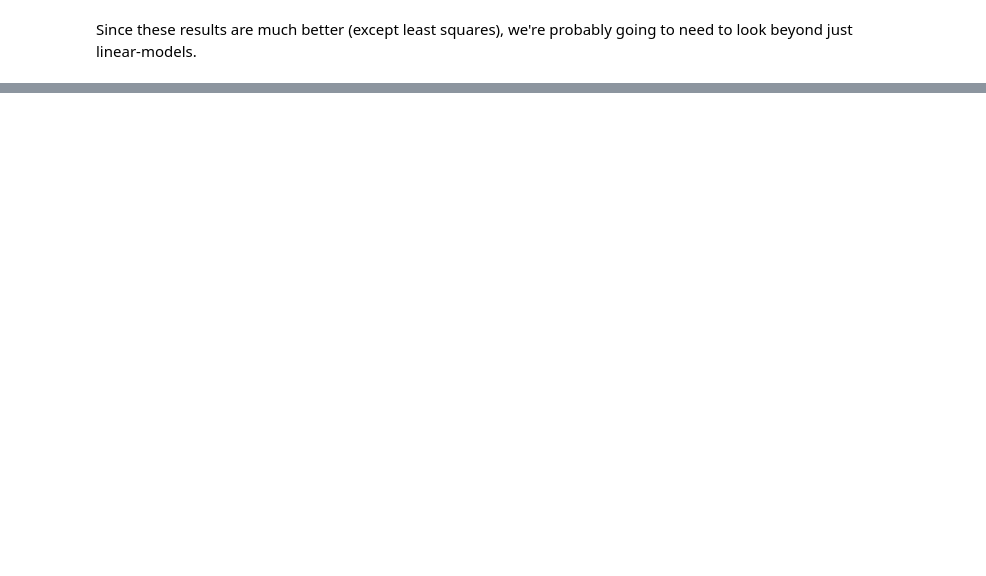
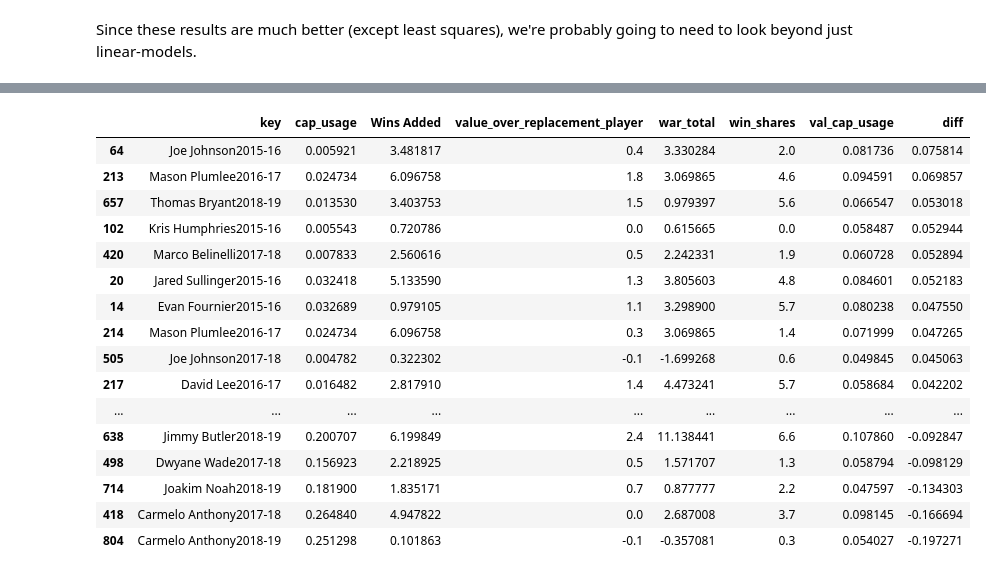
Before and after one commit to ZachLiu519/nba-model, a Jupyter notebook: spring21_models/baseline_model.ipynb, the cells around one changed output, grey strips where cells are left out. Cells and saved outputs as stored; diff of their text form; code cells hidden in the pictures; blank space fills up the shorter version.

Commit message:
sanity check

```diff
--- a/spring21_models/baseline_model.ipynb
+++ b/spring21_models/baseline_model.ipynb
@@ -253,0 +285,27 @@ Since these results are much better (except least squares), we're probably going
+# %%
+validation_indexes = x_val.index
+# %%
+sanity_check_val_df = dum_df.iloc[validation_indexes][['key', 'cap_usage', 'Wins Added', 'value_over_replacement_player',
+                                                      'war_total', 'win_shares']]
+sanity_check_val_df['val_cap_usage'] = elasticNet.predict(x_valPF)
+sanity_check_val_df['diff'] = sanity_check_val_df['val_cap_usage'] - sanity_check_val_df['cap_usage']
+# %%
+sanity_check_val_df.sort_values('diff', ascending=False)
+# %% [output]
+|  | key | cap_usage | Wins Added | value_over_replacement_player | war_total | win_shares | val_cap_usage | diff |
+| 64 | Joe Johnson2015-16 | 0.005921 | 3.481817 | 0.4 | 3.330284 | 2.0 | 0.081736 | 0.075814 |
+| 213 | Mason Plumlee2016-17 | 0.024734 | 6.096758 | 1.8 | 3.069865 | 4.6 | 0.094591 | 0.069857 |
+| 657 | Thomas Bryant2018-19 | 0.013530 | 3.403753 | 1.5 | 0.979397 | 5.6 | 0.066547 | 0.053018 |
+| 102 | Kris Humphries2015-16 | 0.005543 | 0.720786 | 0.0 | 0.615665 | 0.0 | 0.058487 | 0.052944 |
+| 420 | Marco Belinelli2017-18 | 0.007833 | 2.560616 | 0.5 | 2.242331 | 1.9 | 0.060728 | 0.052894 |
+| 20 | Jared Sullinger2015-16 | 0.032418 | 5.133590 | 1.3 | 3.805603 | 4.8 | 0.084601 | 0.052183 |
+| 14 | Evan Fournier2015-16 | 0.032689 | 0.979105 | 1.1 | 3.298900 | 5.7 | 0.080238 | 0.047550 |
+| 214 | Mason Plumlee2016-17 | 0.024734 | 6.096758 | 0.3 | 3.069865 | 1.4 | 0.071999 | 0.047265 |
+| 505 | Joe Johnson2017-18 | 0.004782 | 0.322302 | -0.1 | -1.699268 | 0.6 | 0.049845 | 0.045063 |
+| 217 | David Lee2016-17 | 0.016482 | 2.817910 | 1.4 | 4.473241 | 5.7 | 0.058684 | 0.042202 |
+| ... | ... | ... | ... | ... | ... | ... | ... | ... |
+| 638 | Jimmy Butler2018-19 | 0.200707 | 6.199849 | 2.4 | 11.138441 | 6.6 | 0.107860 | -0.092847 |
+| 498 | Dwyane Wade2017-18 | 0.156923 | 2.218925 | 0.5 | 1.571707 | 1.3 | 0.058794 | -0.098129 |
+| 714 | Joakim Noah2018-19 | 0.181900 | 1.835171 | 0.7 | 0.877777 | 2.2 | 0.047597 | -0.134303 |
+| 418 | Carmelo Anthony2017-18 | 0.264840 | 4.947822 | 0.0 | 2.687008 | 3.7 | 0.098145 | -0.166694 |
+| 804 | Carmelo Anthony2018-19 | 0.251298 | 0.101863 | -0.1 | -0.357081 | 0.3 | 0.054027 | -0.197271 |
```
Also changed, not shown: parts of 8 cells of this notebook.
